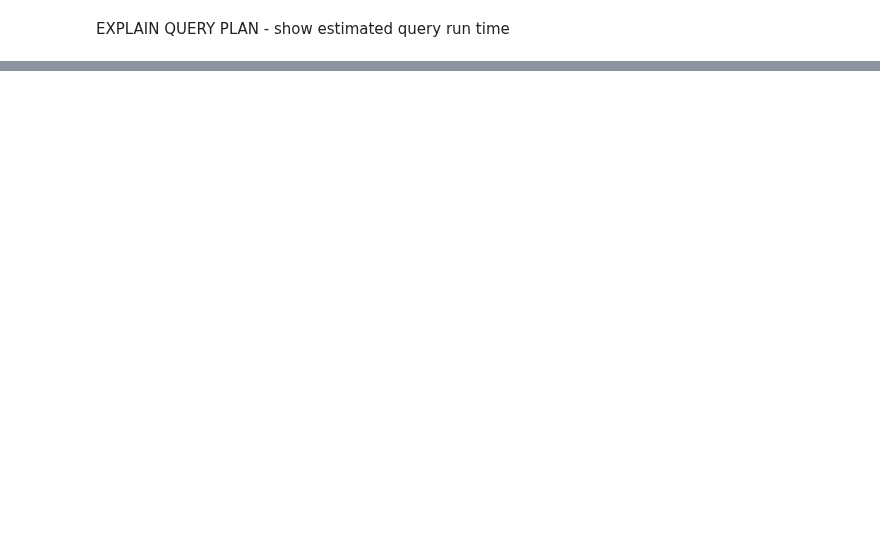
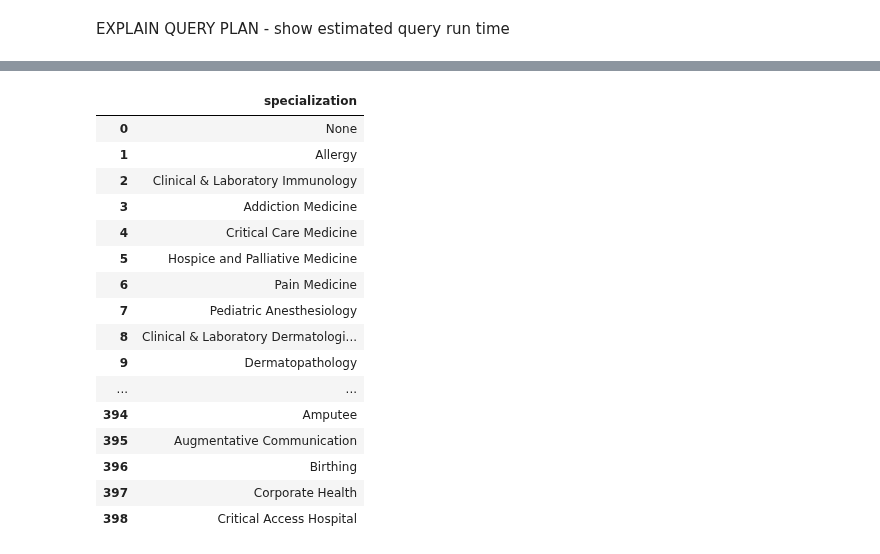
Before and after one commit to tomoumer/hop_team-the-hindenburgs, a Jupyter notebook: Hop_Teaming_Analysis.ipynb, the cells around one changed output, grey strips where cells are left out. Cells and saved outputs as stored; diff of their text form; code cells hidden in the pictures; blank space fills up the shorter version.

```diff
--- a/Hop_Teaming_Analysis.ipynb
+++ b/Hop_Teaming_Analysis.ipynb
@@ -43,7 +70,8 @@ LIMIT 100;
 # %%
+# Took too long to run
 query = '''
-SELECT t.specialization, t.display_name,
-       SUM(hop.transaction_count) AS patients_referral
+SELECT n1.npi AS from_npi, t.specialization, n2.`provider_organization_name_(legal_business_name)`,
+       SUM(hop.transaction_count) AS total_transactions, SUM(hop.patient_count) AS total_patients
 FROM Hop_Teaming_2018 AS hop
 INNER JOIN nppes n1
 ON hop.from_npi = n1.npi
@@ -51,13 +79,19 @@ INNER JOIN nppes n2
 ON hop.to_npi = n2.npi
 INNER JOIN taxonomy as t
 ON n1.primary_taxonomy = t.code
+INNER JOIN zip_cbsa as zip
+ON n2.provider_business_practice_location_address_postal_code = zip.zip
 WHERE n1.entity_type_code = 1
-    AND n2.provider_business_practice_location_address_postal_code LIKE '37%'
+    AND n2.provider_business_practice_location_address_state_name = 'TN'
     AND n2.entity_type_code = 2
     AND t.specialization <> 'None'
-    AND t.display_name LIKE '%Hospital'
-    AND t.section = 'Non-Individual'
-GROUP BY t.specialization, t.display_name
-ORDER BY patients_referral DESC
-LIMIT 20;
+    AND zip.cbsa = 34980
+    AND zip.res_ratio >= 0.5
+GROUP BY n1.npi, t.specialization, n2.`provider_organization_name_(legal_business_name)`
+ORDER BY total_patients DESC;
 '''
+
+with sqlite3.connect('Hop_Teaming_2018.sqlite') as db:
+    cbsa_34980_sqlite = pd.read_sql(query, db)
+
+cbsa_34980_sqlite
@@ -92,0 +102,29 @@ LIMIT 20;
+# %%
+query = '''
+SELECT DISTINCT (specialization), COUNT(display_name)
+FROM taxonomy
+GROUP BY COUNT(display_name);
+'''
+
+with sqlite3.connect('Hop_Teaming_2018.sqlite') as db:
+    specialization_sqlite = pd.read_sql(query, db)
+
+specialization_sqlite
+# %% [output]
+|  | specialization |
+| 0 | None |
+| 1 | Allergy |
+| 2 | Clinical & Laboratory Immunology |
+| 3 | Addiction Medicine |
+| 4 | Critical Care Medicine |
+| 5 | Hospice and Palliative Medicine |
+| 6 | Pain Medicine |
+| 7 | Pediatric Anesthesiology |
+| 8 | Clinical & Laboratory Dermatologi... |
+| 9 | Dermatopathology |
+| ... | ... |
+| 394 | Amputee |
+| 395 | Augmentative Communication |
+| 396 | Birthing |
+| 397 | Corporate Health |
+| 398 | Critical Access Hospital |
```
Also changed, not shown: parts of 12 cells of this notebook.
